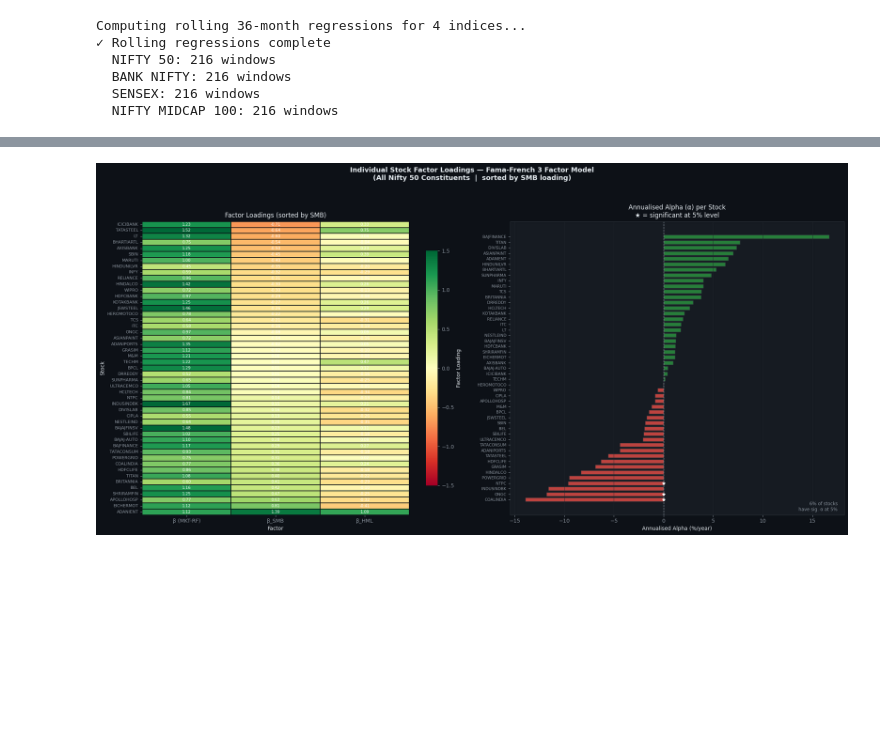
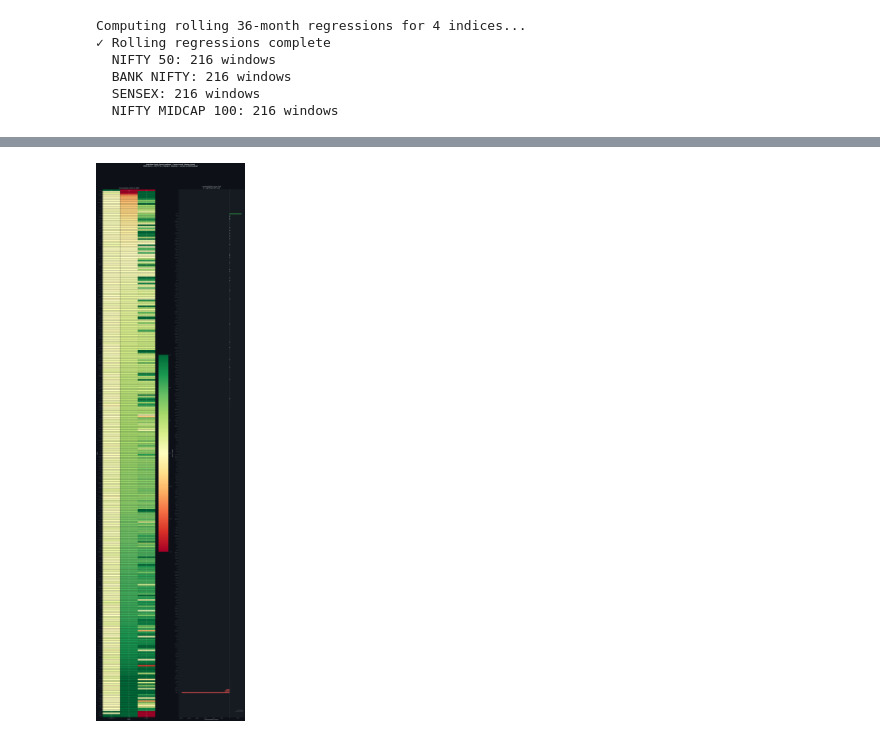
Before and after one commit to JodhwaniMadhur/Quant-Projects, a Jupyter notebook: 3 Factor Model/code.ipynb, the cells around one changed output, grey strips where cells are left out. Drawn from its saved outputs; the diff is of its cells as text; code cells hidden in the pictures; blank space fills up the shorter version.

Commit message:
adding support for analysis of small and midcap stocks as well

```diff
--- a/3 Factor Model/code.ipynb
+++ b/3 Factor Model/code.ipynb
@@ -942,8 +946,8 @@ ICICIBANK +0.0003 +1.2272 -0.7059 +0.3335 +0.6953
 # %%
 # ── Figure 8: Stock Factor Loadings Heatmap ───────────────────────────────────
-fig, axes = plt.subplots(1, 2, figsize=(20, 10))
+fig, axes = plt.subplots(1, 2, figsize=(20, max(10, len(stock_df) * 0.22)))
 fig.suptitle('Individual Stock Factor Loadings — Fama-French 3 Factor Model\n'
-             '(All Nifty 50 Constituents  |  sorted by SMB loading)',
+             f'({len(stock_df)} stocks — NIFTY 50 + Midcap + Smallcap  |  sorted by SMB loading)',
              fontsize=13, fontweight='bold')
 
 # Left: Factor loadings heatmap
@@ -951,18 +955,19 @@ ax_heat = axes[0]
 heat_data = stock_df[['beta', 'smb', 'hml']].copy()
 heat_data.columns = ['β (MKT-RF)', 'β_SMB', 'β_HML']
 
+annot_fontsize = max(5, min(8, 200 // len(stock_df)))
 sns.heatmap(
     heat_data, ax=ax_heat,
     cmap='RdYlGn', center=0, vmin=-1.5, vmax=1.5,
     linewidths=0.3, linecolor=BG,
     annot=True, fmt='.2f',
-    annot_kws={'size': 7.5, 'color': 'white'},
+    annot_kws={'size': annot_fontsize, 'color': 'white'},
     cbar_kws={'label': 'Factor Loading', 'shrink': 0.8}
 )
 ax_heat.set_title('Factor Loadings (sorted by SMB)', pad=8)
 ax_heat.set_xlabel('Factor')
 ax_heat.set_ylabel('Stock')
-ax_heat.tick_params(axis='y', labelsize=8)
+ax_heat.tick_params(axis='y', labelsize=max(5, min(8, 200 // len(stock_df))))
 
 # Right: Alpha significance
 ax_alpha = axes[1]
@@ -970,35 +975,35 @@ alpha_sorted = stock_df.sort_values('alpha')
 alpha_pct    = alpha_sorted['alpha'] * 12 * 100   # annualize
 sig_mask     = alpha_sorted['p_alpha'] < 0.05
 
 colors_bar = [C['pos'] if v > 0 else C['neg'] for v in alpha_pct]
 alpha_sorted_idx = np.arange(len(alpha_pct))
 
 bars = ax_alpha.barh(alpha_sorted_idx, alpha_pct.values,
                      color=colors_bar, alpha=0.75, edgecolor=BORDER, height=0.7)
 
 # Mark statistically significant alphas
 for idx, (bar, significant) in enumerate(zip(bars, sig_mask.values)):
     if significant:
         ax_alpha.plot(0, idx, 'w*', markersize=6, zorder=5)
 
 ax_alpha.axvline(0, color=MUTED, linewidth=1, linestyle='--')
 ax_alpha.set_yticks(alpha_sorted_idx)
-ax_alpha.set_yticklabels(alpha_sorted.index.tolist(), fontsize=7.5)
+ax_alpha.set_yticklabels(alpha_sorted.index.tolist(), fontsize=max(5, min(8, 200 // len(stock_df))))
 ax_alpha.set_xlabel('Annualised Alpha (%/year)')
 ax_alpha.set_title('Annualised Alpha (α) per Stock\n★ = significant at 5% level', pad=8)
 ax_alpha.grid(True, axis='x')
 
 sig_pct = sig_mask.mean() * 100
 ax_alpha.text(0.98, 0.01,
               f'{sig_pct:.0f}% of stocks\nhave sig. α at 5%',
               transform=ax_alpha.transAxes, ha='right', fontsize=8.5,
               color=MUTED, va='bottom')
 
 plt.tight_layout(rect=[0, 0, 1, 0.95])
 plt.savefig('fig8_stock_factor_loadings.png', dpi=150, bbox_inches='tight', facecolor=BG)
 plt.show()
 # %% [output]
-[figure, old version]
+[figure, new version]
 # %%
 # ── Figure 9: Factor Premiums Over Time (Fama-MacBeth style) ─────────────────
 # Cross-sectional regression each month: R_i = λ₀ + λ_β β_i + λ_s s_i + λ_h h_i + ε_i
```
Also changed, not shown: parts of 17 cells of this notebook, 2 other files.
